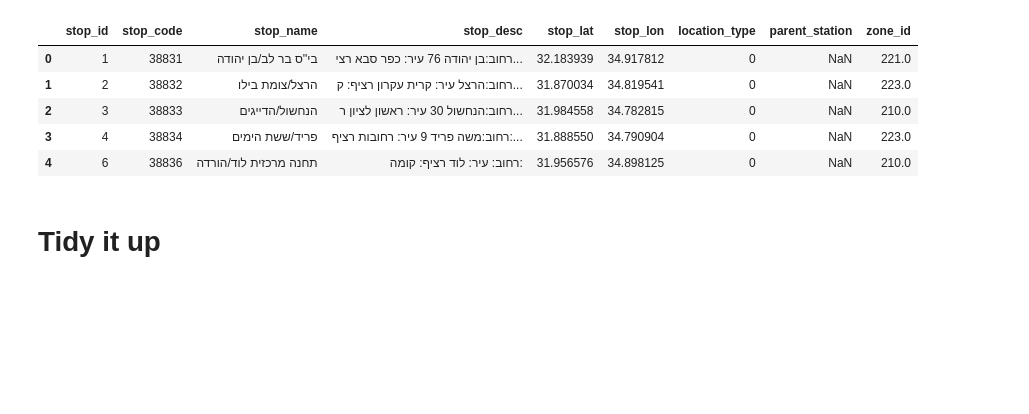
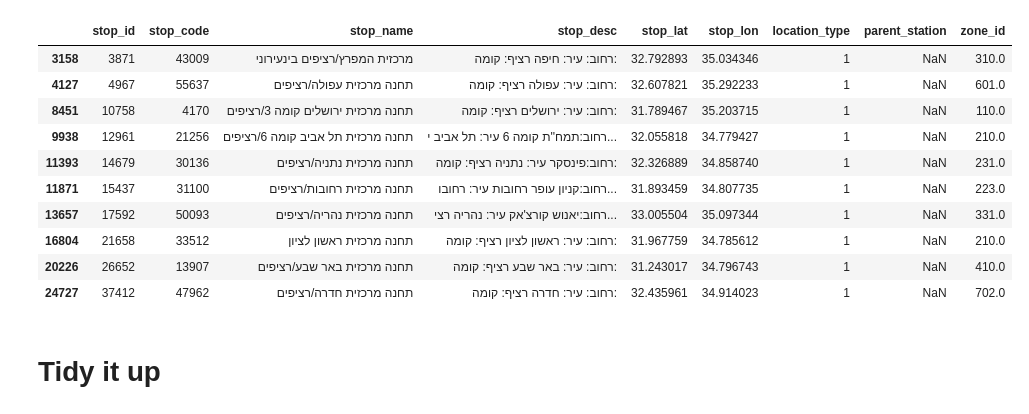
Before and after one commit to cjer/open-bus-explore, a Jupyter notebook: openbus_EXTRA.ipynb, the cells around one changed output. Drawn from its saved outputs; the diff is of its cells as text; code cells hidden in the pictures; blank space fills up the shorter version.

Commit message:
add cleanup notebook

```diff
--- a/openbus_EXTRA.ipynb
+++ b/openbus_EXTRA.ipynb
@@ -14,22 +14,28 @@ sns.set_palette('Set2', 10)
 # %%
 h5_file_path = 'data/gtfs_store.h5'
 store = pd.HDFStore(h5_file_path)
 local_zip_path = 'data/sample/gtfs.zip'
 
 with zipfile.ZipFile(local_zip_path) as zf:
     for fn in zf.namelist():
         short = fn.split('.')[0]
         if short not in store:
             store[short] = pd.read_csv(zf.open(fn))
-
-store.stops.head()
+# got this list from running  s.parent_station.value_counts().head(10).index in the loops notebook
+store.stops[store.stops.stop_id.isin(['26652', '12961', '10758', '21658', '14679', '3871', '17592', '37412',
+       '4967', '15437'])]
 # %% [output]
 |  | stop_id | stop_code | stop_name | stop_desc | stop_lat | stop_lon | location_type | parent_station | zone_id |
-| 0 | 1 | 38831 | בי''ס בר לב/בן יהודה | רחוב:בן יהודה 76 עיר: כפר סבא רצי... | 32.183939 | 34.917812 | 0 | NaN | 221.0 |
-| 1 | 2 | 38832 | הרצל/צומת בילו | רחוב:הרצל עיר: קרית עקרון רציף: ק... | 31.870034 | 34.819541 | 0 | NaN | 223.0 |
-| 2 | 3 | 38833 | הנחשול/הדייגים | רחוב:הנחשול 30 עיר: ראשון לציון ר... | 31.984558 | 34.782815 | 0 | NaN | 210.0 |
-| 3 | 4 | 38834 | פריד/ששת הימים | רחוב:משה פריד 9 עיר: רחובות רציף:... | 31.888550 | 34.790904 | 0 | NaN | 223.0 |
-| 4 | 6 | 38836 | תחנה מרכזית לוד/הורדה | רחוב: עיר: לוד רציף: קומה: | 31.956576 | 34.898125 | 0 | NaN | 210.0 |
+| 3158 | 3871 | 43009 | מרכזית המפרץ/רציפים בינעירוני | רחוב: עיר: חיפה רציף: קומה: | 32.792893 | 35.034346 | 1 | NaN | 310.0 |
+| 4127 | 4967 | 55637 | תחנה מרכזית עפולה/רציפים | רחוב: עיר: עפולה רציף: קומה: | 32.607821 | 35.292233 | 1 | NaN | 601.0 |
+| 8451 | 10758 | 4170 | תחנה מרכזית ירושלים קומה 3/רציפים | רחוב: עיר: ירושלים רציף: קומה: | 31.789467 | 35.203715 | 1 | NaN | 110.0 |
+| 9938 | 12961 | 21256 | תחנה מרכזית תל אביב קומה 6/רציפים | רחוב:תמח''ת קומה 6 עיר: תל אביב י... | 32.055818 | 34.779427 | 1 | NaN | 210.0 |
+| 11393 | 14679 | 30136 | תחנה מרכזית נתניה/רציפים | רחוב:פינסקר עיר: נתניה רציף: קומה: | 32.326889 | 34.858740 | 1 | NaN | 231.0 |
+| 11871 | 15437 | 31100 | תחנה מרכזית רחובות/רציפים | רחוב:קניון עופר רחובות עיר: רחובו... | 31.893459 | 34.807735 | 1 | NaN | 223.0 |
+| 13657 | 17592 | 50093 | תחנה מרכזית נהריה/רציפים | רחוב:יאנוש קורצ'אק עיר: נהריה רצי... | 33.005504 | 35.097344 | 1 | NaN | 331.0 |
+| 16804 | 21658 | 33512 | תחנה מרכזית ראשון לציון | רחוב: עיר: ראשון לציון רציף: קומה: | 31.967759 | 34.785612 | 1 | NaN | 210.0 |
+| 20226 | 26652 | 13907 | תחנה מרכזית באר שבע/רציפים | רחוב: עיר: באר שבע רציף: קומה: | 31.243017 | 34.796743 | 1 | NaN | 410.0 |
+| 24727 | 37412 | 47962 | תחנה מרכזית חדרה/רציפים | רחוב: עיר: חדרה רציף: קומה: | 32.435961 | 34.914023 | 1 | NaN | 702.0 |
 # %% [markdown]
 # Tidy it up
 # %%
```
Also changed, not shown: 2 other files.
